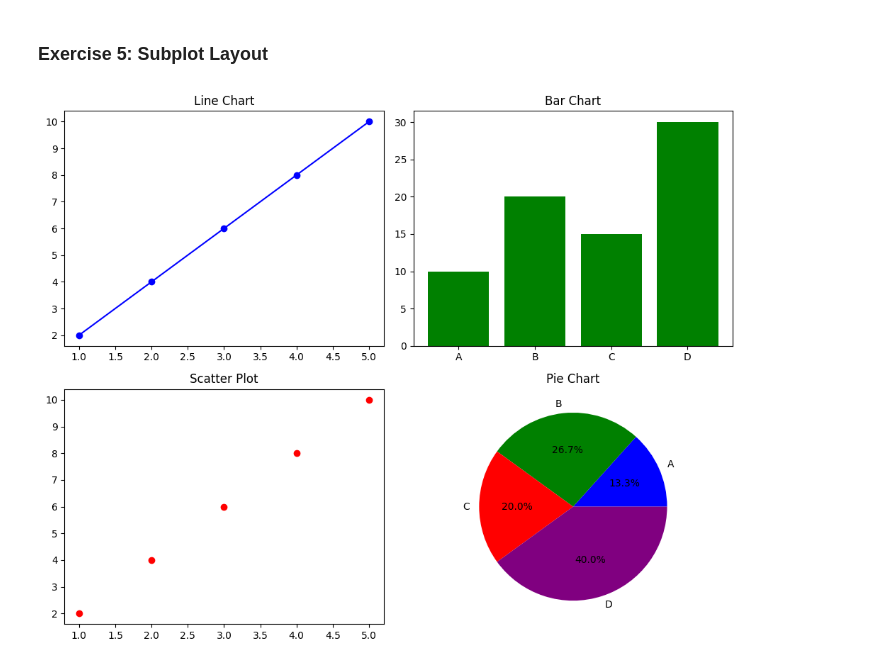
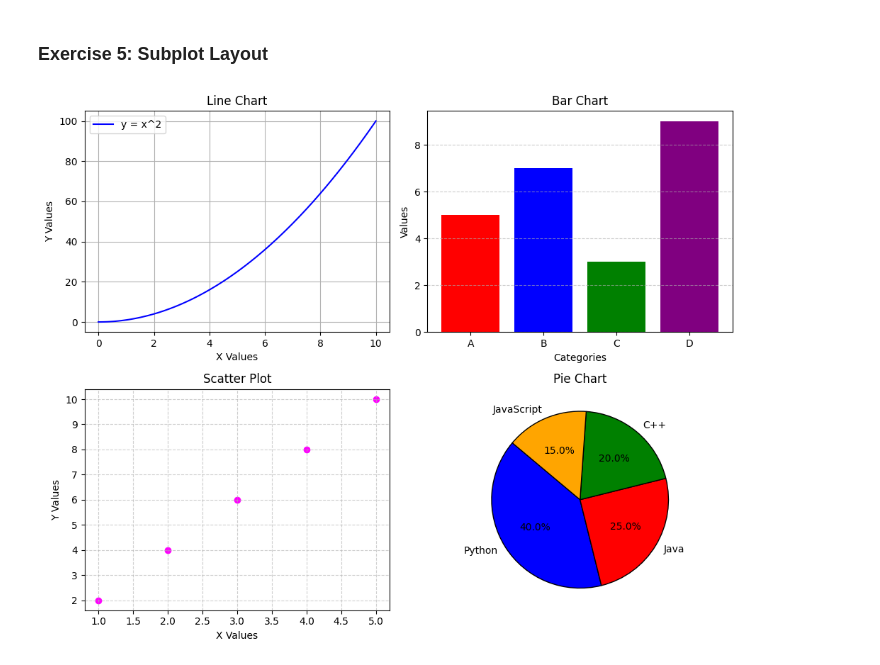
Before and after one commit to Vandanagm/python-jupyter-template, a Jupyter notebook: src/5-subplot.ipynb, the cells around one changed output. Saved outputs shown, nothing was run; the diff lists cells and outputs as text; code cells hidden in the pictures.

```diff
--- a/src/5-subplot.ipynb
+++ b/src/5-subplot.ipynb
@@ -3,38 +3,56 @@
 # %%
 # TASK: Create a 2x2 subplot layout.
 # Plot a line chart in the first subplot, a bar chart in the second, a scatter plot in the third, and a pie chart in the fourth.
 
 import matplotlib.pyplot as plt
 import numpy as np
 
-# Sample data
-x = np.array([1, 2, 3, 4, 5])
-y = np.array([2, 4, 6, 8, 10])
+
+x = np.linspace(0, 10, 100)
+y = x**2
+
 categories = ['A', 'B', 'C', 'D']
-values = [10, 20, 15, 30]
+values = [5, 7, 3, 9]
+
+x_scatter = [1, 2, 3, 4, 5]
+y_scatter = [2, 4, 6, 8, 10]
+
+labels = ['Python', 'Java', 'C++', 'JavaScript']
+sizes = [40, 25, 20, 15]
 
 
-fig, axes = plt.subplots(2, 2, figsize=(10, 8))
+fig, axs = plt.subplots(2, 2, figsize=(10, 8))
 
 
-axes[0, 0].plot(x, y, marker='o', linestyle='-', color='b')
-axes[0, 0].set_title("Line Chart")
+axs[0, 0].plot(x, y, color='b', label='y = x^2')
+axs[0, 0].set_title('Line Chart')
+axs[0, 0].set_xlabel('X Values')
+axs[0, 0].set_ylabel('Y Values')
+axs[0, 0].legend()
+axs[0, 0].grid(True)
 
 
-axes[0, 1].bar(categories, values, color='g')
-axes[0, 1].set_title("Bar Chart")
+axs[0, 1].bar(categories, values, color=['red', 'blue', 'green', 'purple'])
+axs[0, 1].set_title('Bar Chart')
+axs[0, 1].set_xlabel('Categories')
+axs[0, 1].set_ylabel('Values')
+axs[0, 1].grid(axis='y', linestyle='--', alpha=0.6)
 
-axes[1, 0].scatter(x, y, color='r')
-axes[1, 0].set_title("Scatter Plot")
+axs[1, 0].scatter(x_scatter, y_scatter, color='magenta', marker='o')
+axs[1, 0].set_title('Scatter Plot')
+axs[1, 0].set_xlabel('X Values')
+axs[1, 0].set_ylabel('Y Values')
+axs[1, 0].grid(True, linestyle='--', alpha=0.6)
 
 
-axes[1, 1].pie(values, labels=categories, autopct='%1.1f%%', colors=['blue', 'green', 'red', 'purple'])
-axes[1, 1].set_title("Pie Chart")
+axs[1, 1].pie(sizes, labels=labels, autopct='%1.1f%%', colors=['blue', 'red', 'green', 'orange'],
+               startangle=140, wedgeprops={'edgecolor': 'black'})
+axs[1, 1].set_title('Pie Chart')
 
 
 plt.tight_layout()
 
 
 plt.show()
 # %% [output]
-[figure, old version]
+[figure, new version]
```
Also changed, not shown: 5 other files.
